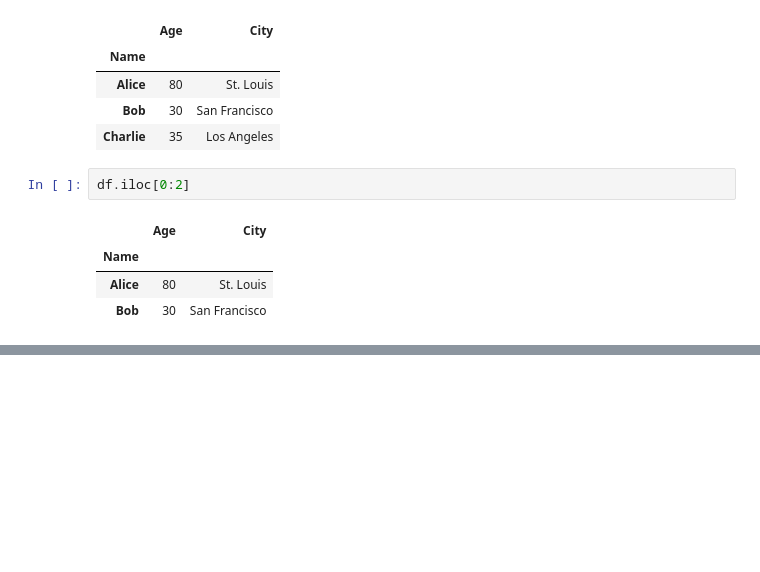
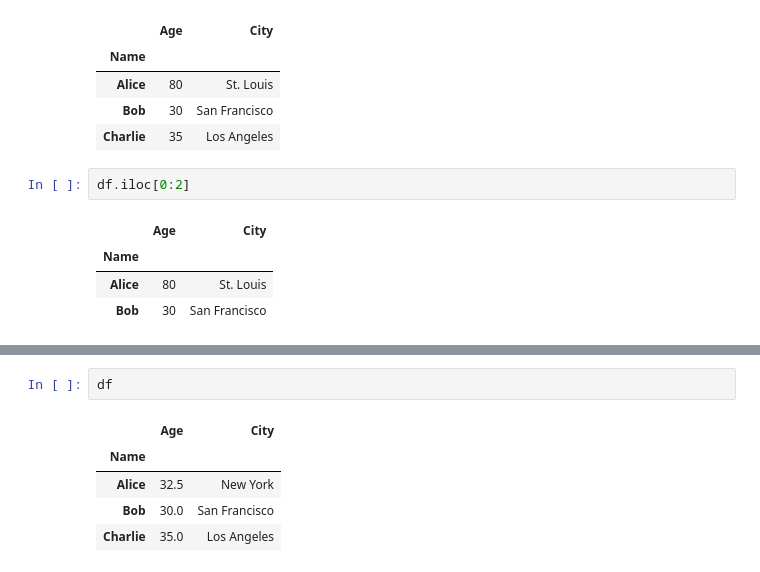
Before and after one commit to miksang0/Numpy-and-Pandas, a Jupyter notebook: Pandas.ipynb, the cells around one changed output, grey strips where cells are left out. Cells and saved outputs as stored; diff of their text form; blank space fills up the shorter version.

```diff
--- a/Pandas.ipynb
+++ b/Pandas.ipynb
@@ -304,0 +381,8 @@ df.iloc[0:2]
+# %%
+df
+# %% [output]
+|  | Age | City |
+| Name |  |  |
+| Alice | 32.5 | New York |
+| Bob | 30.0 | San Francisco |
+| Charlie | 35.0 | Los Angeles |
```
Also changed, not shown: parts of 12 cells of this notebook.
